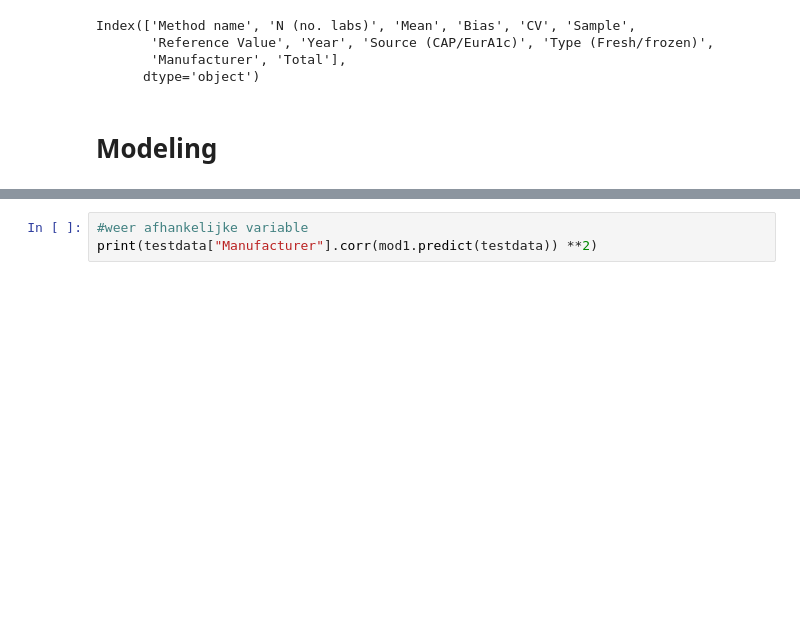
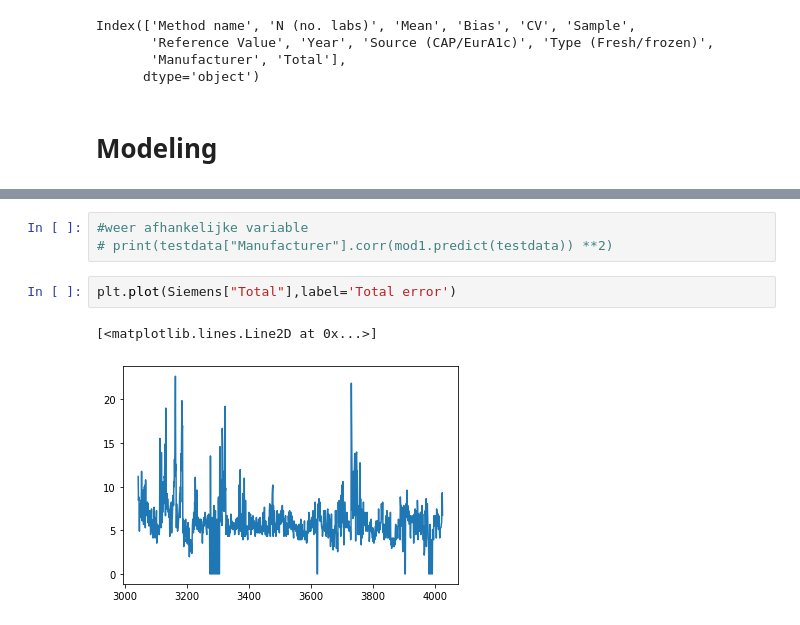
Before and after one commit to DSa-HbA1c/Predictions, a Jupyter notebook: Prediction._analyse.ipynb, the cells around one changed output, grey strips where cells are left out. Cells and saved outputs as stored; diff of their text form; blank space fills up the shorter version.

```diff
--- a/Prediction._analyse.ipynb
+++ b/Prediction._analyse.ipynb
@@ -233,4 +233,9 @@ Notes:
 [1] Standard Errors assume that the covariance matrix of the errors is correctly specified.
 # %%
 #weer afhankelijke variable
-print(testdata["Manufacturer"].corr(mod1.predict(testdata)) **2)
+# print(testdata["Manufacturer"].corr(mod1.predict(testdata)) **2)
+# %%
+plt.plot(Siemens["Total"],label='Total error')
+# %% [output]
+[<matplotlib.lines.Line2D at 0x...>]
+[figure, added]
```
Also changed, not shown: parts of 1 cell of this notebook.
